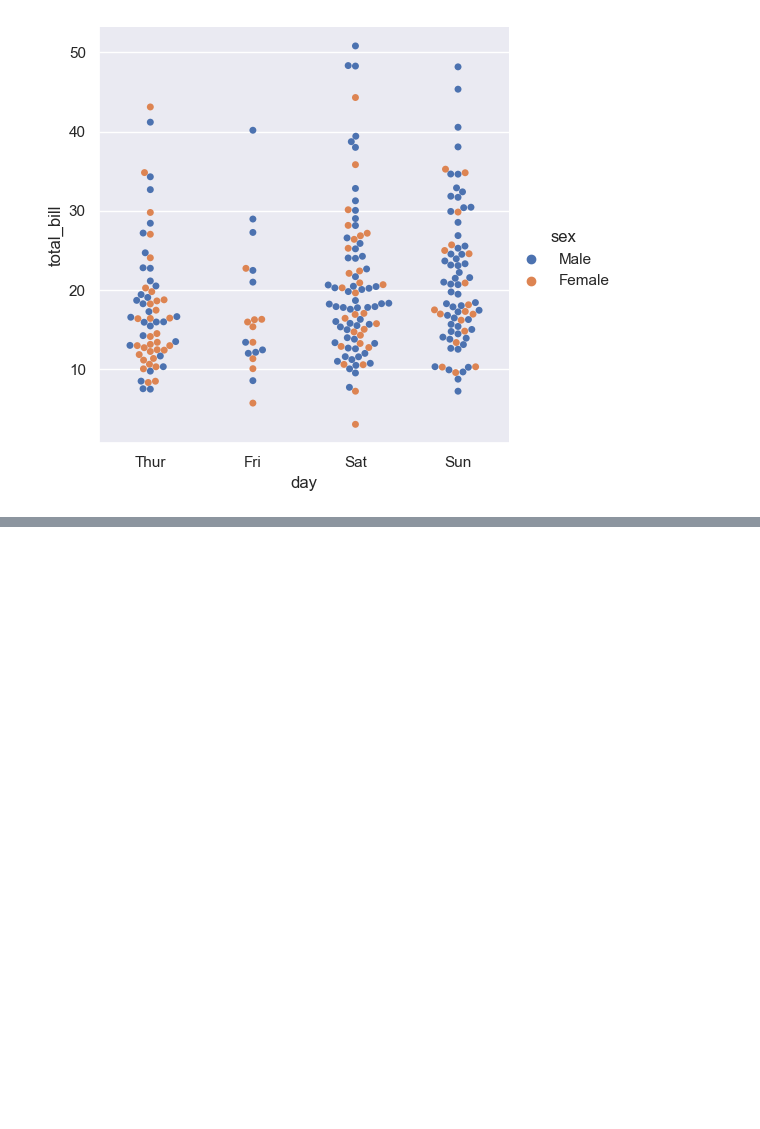
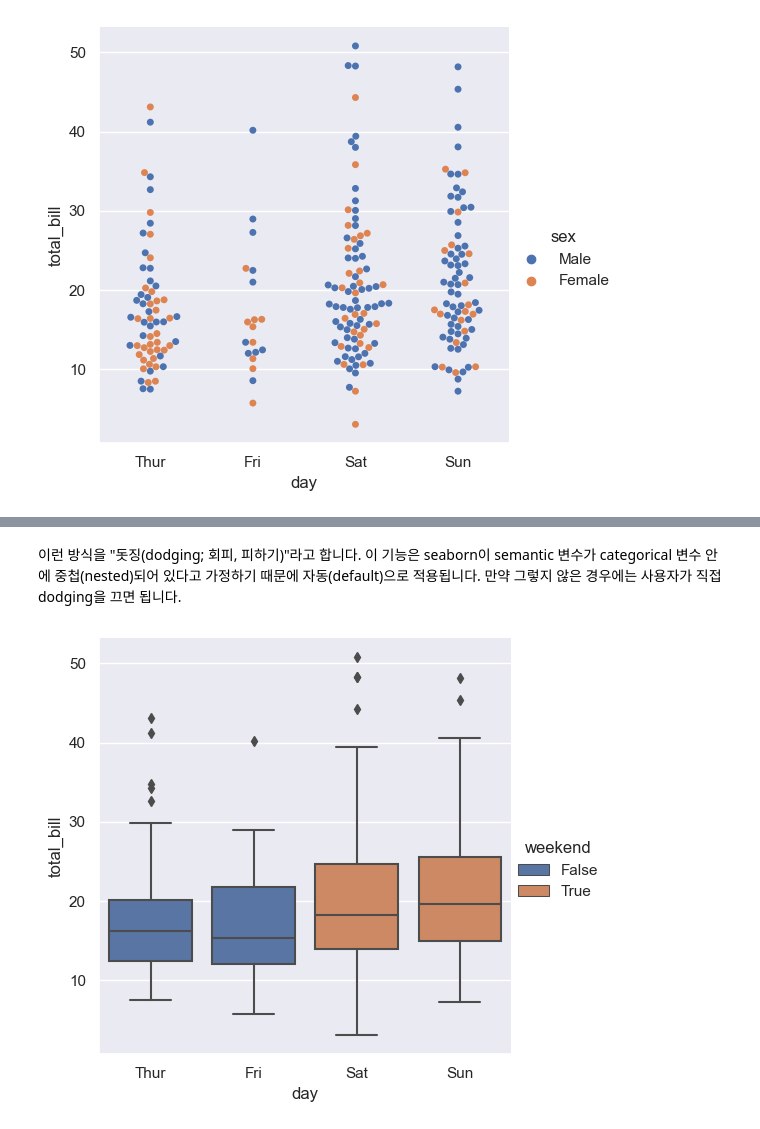
Before and after one commit to kjmn1105/Seaborn-Tuorial, a Jupyter notebook: 08_Plotting functions (3).ipynb, the cells around one changed output, grey strips where cells are left out. Saved outputs shown, nothing was run; the diff lists cells and outputs as text; code cells hidden in the pictures; blank space fills up the shorter version.

```diff
--- a/08_Plotting functions (3).ipynb
+++ b/08_Plotting functions (3).ipynb
@@ -117,0 +143,12 @@ sns.catplot(data=tips, x='total_bill', y='day', hue='time', kind='swarm');
+# %% [markdown]
+이런 방식을 "돗징(dodging; 회피, 피하기)"라고 합니다.
+이 기능은 seaborn이 semantic 변수가 categorical 변수 안에 중첩(nested)되어 있다고 가정하기 때문에 자동(default)으로 적용됩니다.
+만약 그렇지 않은 경우에는 사용자가 직접 dodging을 끄면 됩니다.
+# %%
+tips['weekend'] = tips['day'].isin(['Sat', 'Sun'])
+sns.catplot(
+    data=tips, x='day', y='total_bill', hue='weekend',
+    kind='box', dodge=False,
+);
+# %% [output]
+[figure, added]
```
Also changed, not shown: parts of 25 cells of this notebook.
